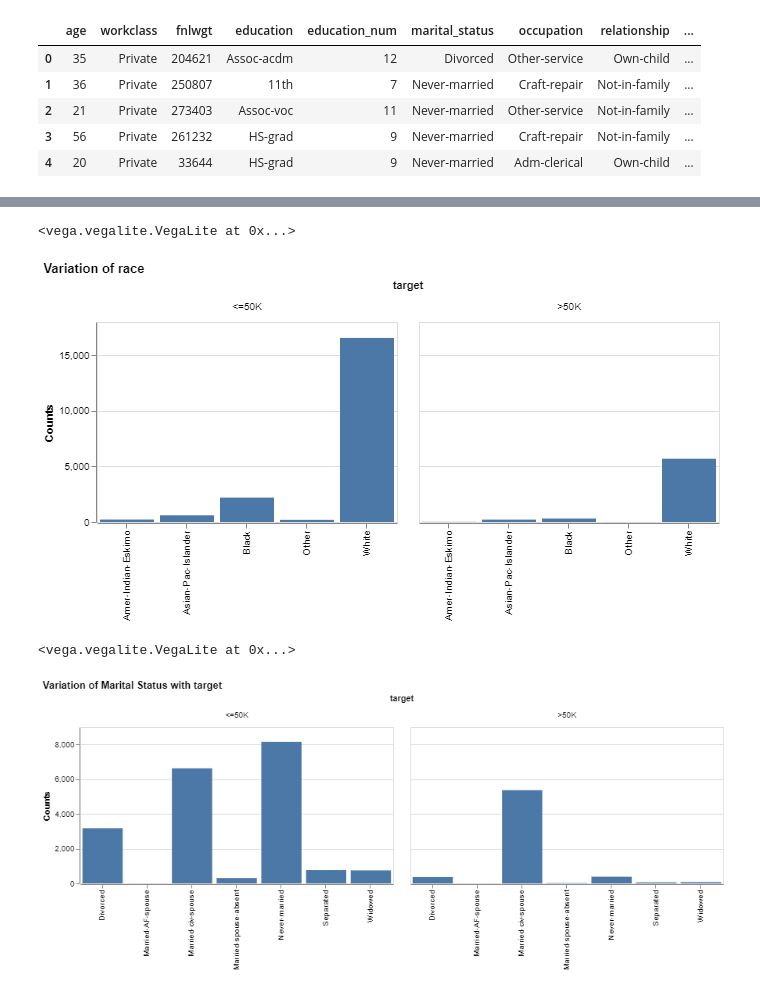
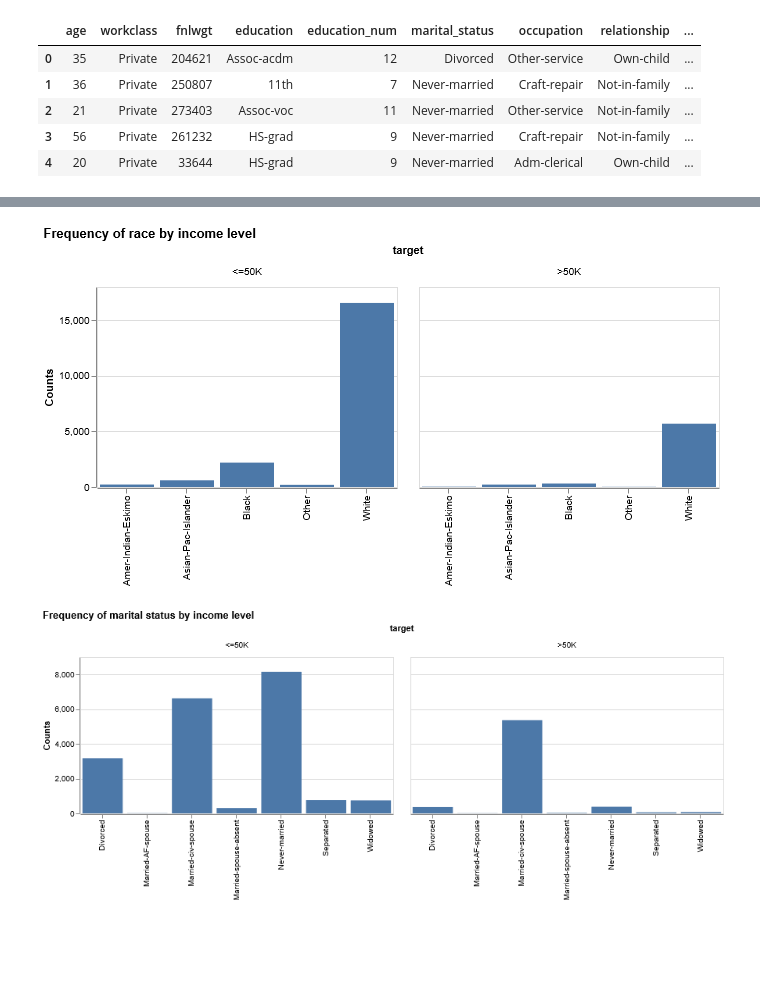
Before and after one commit to UBC-MDS/DSCI_522_group-307, a Jupyter notebook: eda/EDA_Adult_data.ipynb, the cells around one changed output, grey strips where cells are left out. Saved outputs shown, nothing was run; the diff lists cells and outputs as text; code cells hidden in the pictures; blank space fills up the shorter version.

```diff
--- a/eda/EDA_Adult_data.ipynb
+++ b/eda/EDA_Adult_data.ipynb
@@ -214,30 +210,29 @@ p5
 # %%
-
+# Barplot showing frequency of different races by income level
 p6 = alt.Chart(X_train).mark_bar().encode(
-    alt.X('race:O', title = ""),
-    alt.Y('count()', title = "Counts"),
-    facet = 'target:N'
+    alt.X('race:O', title=None),
+    alt.Y('count()', title='Counts'),
+    facet='target:N'
 ).properties(
-    title = "Variation of race",
-    width = 300,
-    height = 200
+    title='Frequency of race by income level',
+    width=300,
+    height=200
 )
 p6
 # %% [output]
-<vega.vegalite.VegaLite at 0x...>
-[figure, old version]
+[figure, new version]
 # %%
+# Barplot showing frequency of different marital statuses by income level
 p7 = alt.Chart(X_train).mark_bar().encode(
-    alt.X('marital_status:O', title = ""),
-    alt.Y('count()', title = "Counts"),
-    facet = 'target:N'
+    alt.X('marital_status:O', title=None),
+    alt.Y('count()', title='Counts'),
+    facet='target:N'
 ).properties(
-    title = "Variation of Marital Status with target",
-    width = 400,
-    height = 200
+    title='Frequency of marital status by income level',
+    width=400,
+    height=200
 )
 p7
 # %% [output]
-<vega.vegalite.VegaLite at 0x...>
-[figure, old version]
+[figure, new version]
 # %%
```
Also changed, not shown: parts of 20 cells of this notebook, 1 other file.
